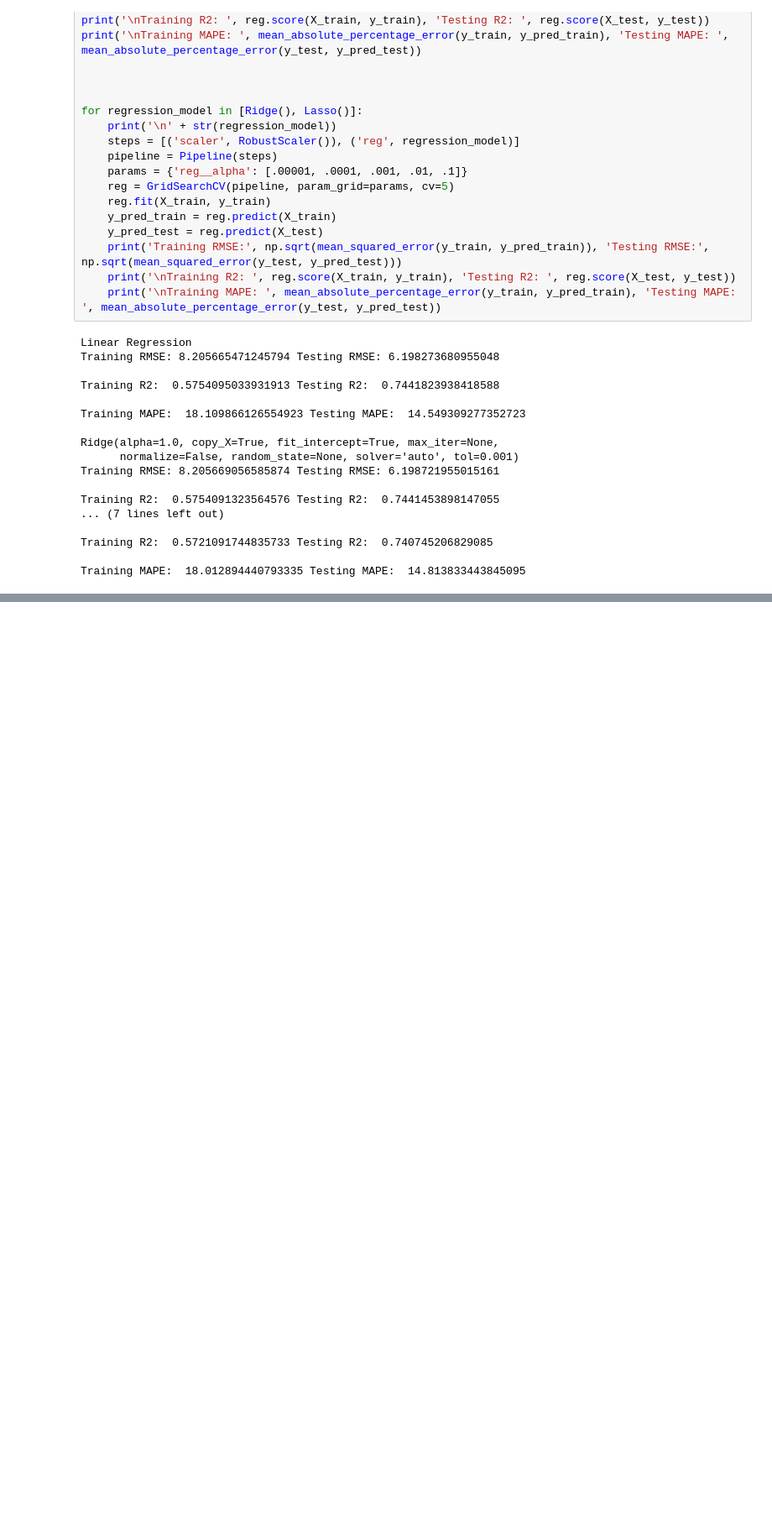
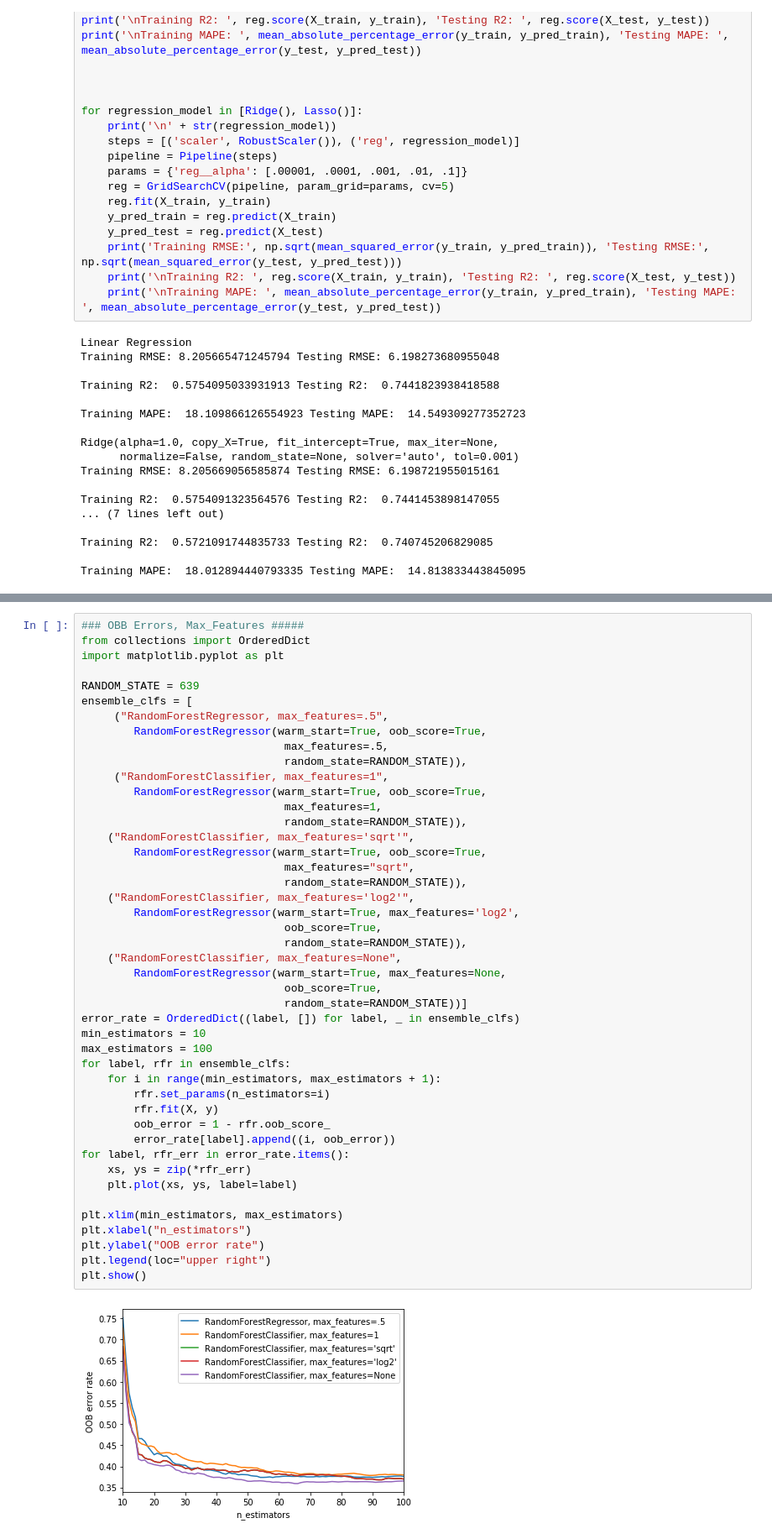
Before and after one commit to RachidRezzik/Texas_GradPercent_Predictor, a Jupyter notebook: Machine_Learning.ipynb, the cells around one changed output, grey strips where cells are left out. Shown: that part at 84% size. Drawn from its saved outputs; the diff is of its cells as text; blank space fills up the shorter version.

Commit message:
added random forest models

```diff
--- a/Machine_Learning.ipynb
+++ b/Machine_Learning.ipynb
@@ -286,0 +287,47 @@ print(rand_forest(X, y))
+# %%
+### OBB Errors, Max_Features #####
+from collections import OrderedDict
+import matplotlib.pyplot as plt
+
+RANDOM_STATE = 639
+ensemble_clfs = [
+     ("RandomForestRegressor, max_features=.5",
+        RandomForestRegressor(warm_start=True, oob_score=True,
+                               max_features=.5,
+                               random_state=RANDOM_STATE)),
+     ("RandomForestClassifier, max_features=1",
+        RandomForestRegressor(warm_start=True, oob_score=True,
+                               max_features=1,
+                               random_state=RANDOM_STATE)),
+    ("RandomForestClassifier, max_features='sqrt'",
+        RandomForestRegressor(warm_start=True, oob_score=True,
+                               max_features="sqrt",
+                               random_state=RANDOM_STATE)),
+    ("RandomForestClassifier, max_features='log2'",
+        RandomForestRegressor(warm_start=True, max_features='log2',
+                               oob_score=True,
+                               random_state=RANDOM_STATE)),
+    ("RandomForestClassifier, max_features=None",
+        RandomForestRegressor(warm_start=True, max_features=None,
+                               oob_score=True,
+                               random_state=RANDOM_STATE))]
+error_rate = OrderedDict((label, []) for label, _ in ensemble_clfs)
+min_estimators = 10
+max_estimators = 100
+for label, rfr in ensemble_clfs:
+    for i in range(min_estimators, max_estimators + 1):
+        rfr.set_params(n_estimators=i)
+        rfr.fit(X, y)
+        oob_error = 1 - rfr.oob_score_
+        error_rate[label].append((i, oob_error))
+for label, rfr_err in error_rate.items():
+    xs, ys = zip(*rfr_err)
+    plt.plot(xs, ys, label=label)
+
+plt.xlim(min_estimators, max_estimators)
+plt.xlabel("n_estimators")
+plt.ylabel("OOB error rate")
+plt.legend(loc="upper right")
+plt.show()
+# %% [output]
+[figure, added]
```
Also changed, not shown: parts of 7 cells of this notebook.
